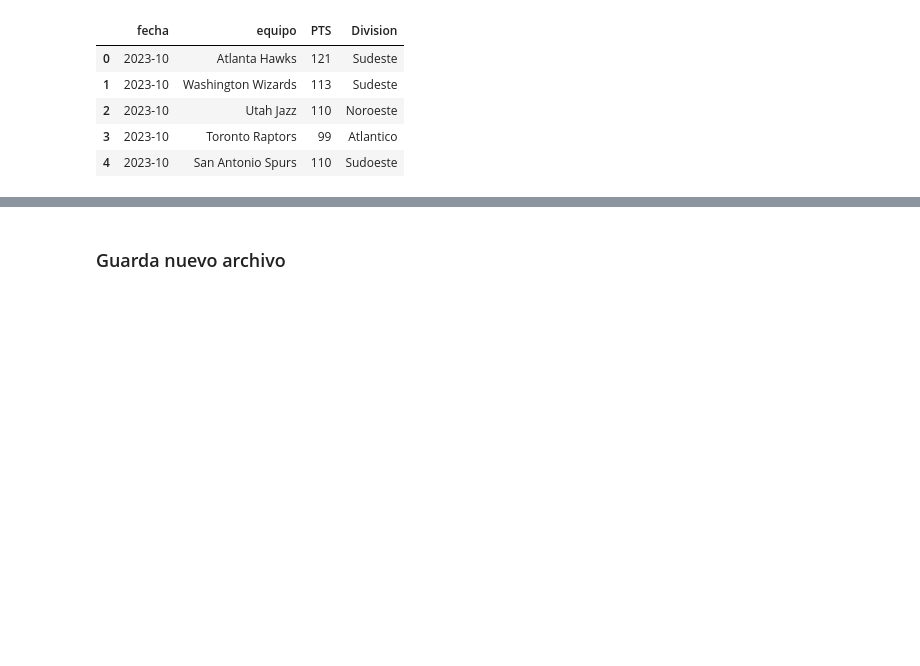
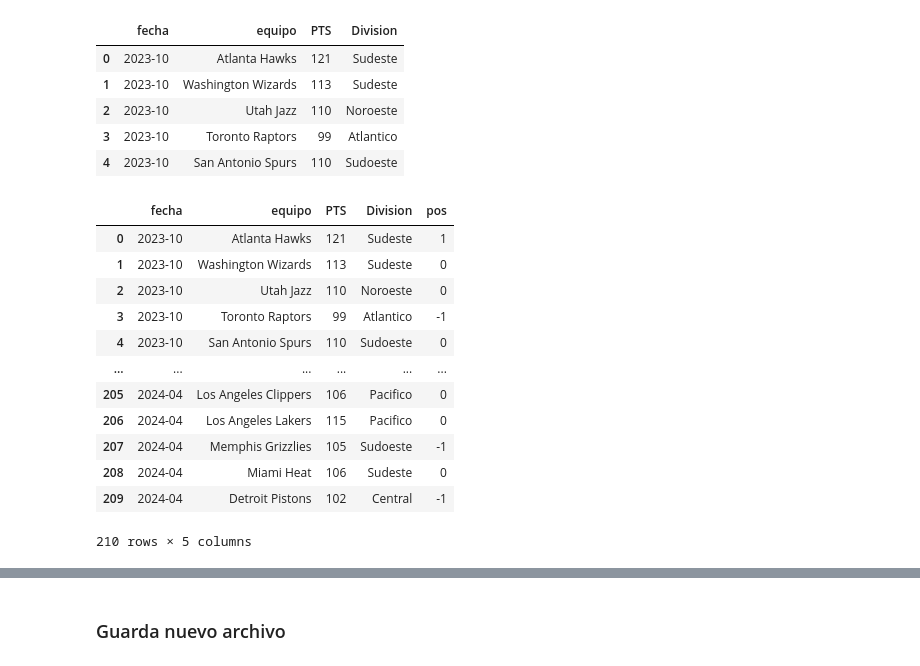
Before and after one commit to tperezv2004/proyecto.github.io, a Jupyter notebook: asses/py/limpieza.ipynb, the cells around one changed output, grey strips where cells are left out. Drawn from its saved outputs; the diff is of its cells as text; code cells hidden in the pictures; blank space fills up the shorter version.

```diff
--- a/asses/py/limpieza.ipynb
+++ b/asses/py/limpieza.ipynb
@@ -479,3 +481,38 @@ df_merged.head()
 | 2 | 2023-10 | Utah Jazz | 110 | Noroeste |
 | 3 | 2023-10 | Toronto Raptors | 99 | Atlantico |
 | 4 | 2023-10 | San Antonio Spurs | 110 | Sudoeste |
+# %%
+# Calcular el promedio de puntos por equipo
+promedios = df_merged.groupby(["equipo", "Division"])["PTS"].mean().reset_index()
+promedios.rename(columns={"PTS": "AVG_PTS"}, inplace=True)
+
+# Combinar los promedios con el DataFrame original
+df_merged = df_merged.merge(promedios, on=["equipo", "Division"], how="left")
+
+# Calcular el máximo y mínimo promedio por división
+max_avg = df_merged.groupby("Division")["AVG_PTS"].transform("max")
+min_avg = df_merged.groupby("Division")["AVG_PTS"].transform("min")
+
+# Asignar valores a la columna `pos` basado en promedios
+df_merged["pos"] = 0
+df_merged.loc[df_merged["AVG_PTS"] == max_avg, "pos"] = 1  # Mejor equipo
+df_merged.loc[df_merged["AVG_PTS"] == min_avg, "pos"] = -1  # Peor equipo
+
+df_merged.drop(columns=["AVG_PTS"], inplace=True)
+
+# Mostrar el DataFrame resultante
+df_merged
+# %% [output]
+|  | fecha | equipo | PTS | Division | pos |
+| 0 | 2023-10 | Atlanta Hawks | 121 | Sudeste | 1 |
+| 1 | 2023-10 | Washington Wizards | 113 | Sudeste | 0 |
+| 2 | 2023-10 | Utah Jazz | 110 | Noroeste | 0 |
+| 3 | 2023-10 | Toronto Raptors | 99 | Atlantico | -1 |
+| 4 | 2023-10 | San Antonio Spurs | 110 | Sudoeste | 0 |
+| ... | ... | ... | ... | ... | ... |
+| 205 | 2024-04 | Los Angeles Clippers | 106 | Pacifico | 0 |
+| 206 | 2024-04 | Los Angeles Lakers | 115 | Pacifico | 0 |
+| 207 | 2024-04 | Memphis Grizzlies | 105 | Sudoeste | -1 |
+| 208 | 2024-04 | Miami Heat | 106 | Sudeste | 0 |
+| 209 | 2024-04 | Detroit Pistons | 102 | Central | -1 |
+210 rows × 5 columns
```
Also changed, not shown: parts of 9 cells of this notebook, 15 other files.
